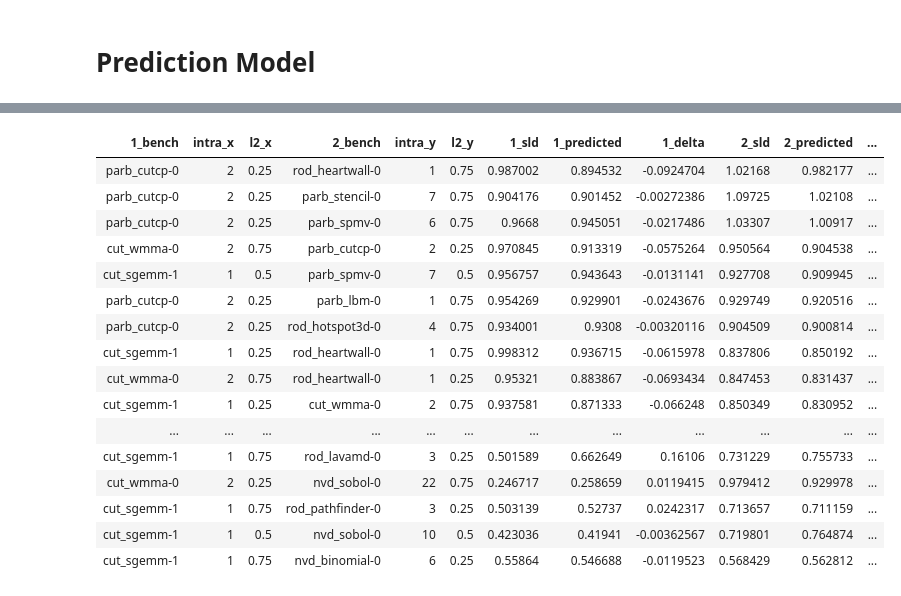
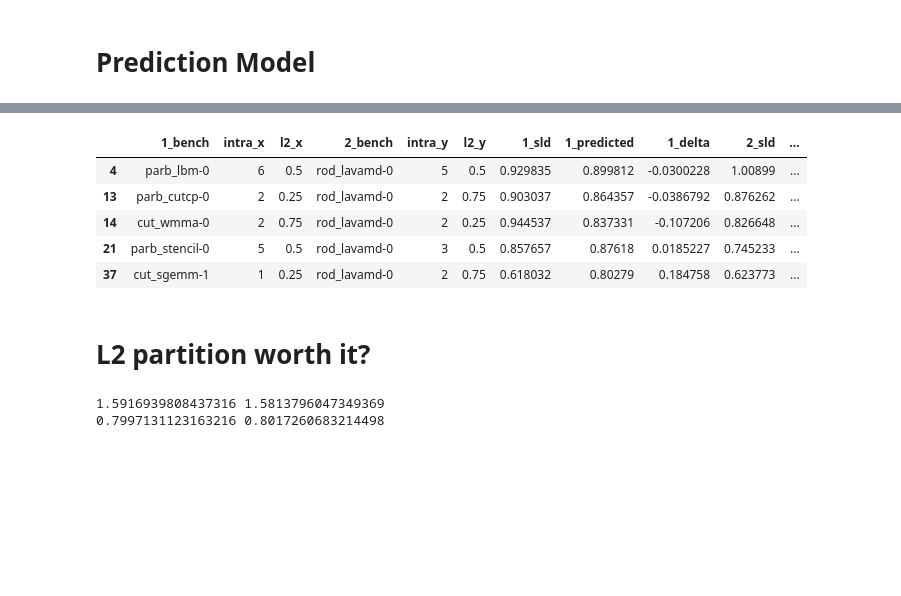
Before and after one commit to UofT-EcoSystem/GPU-Virtualization-Benchmarks, a Jupyter notebook: util/data/notebooks/View_Pairs_Dynamic.ipynb, the cells around one changed output, grey strips where cells are left out. Cells and saved outputs as stored; diff of their text form; code cells hidden in the pictures; blank space fills up the shorter version.

Commit message:
updated notebooks with l2 worth it or not

```diff
--- a/util/data/notebooks/View_Pairs_Dynamic.ipynb
+++ b/util/data/notebooks/View_Pairs_Dynamic.ipynb
@@ -91,42 +93,64 @@ df_dynamic['2_delta'] = df_dynamic['2_predicted'] - df_dynamic['2_sld']
 # %%
 # Only show best performance for each benchmark pair
 df_dynamic_show = df_dynamic.sort_values('ws', ascending=False).drop_duplicates(['1_bench','2_bench'])
 df_dynamic_show.reset_index(inplace=True, drop=True)
 
 col_dynamic_seq = ['1_bench', 'intra_x', 'l2_x',
                    '2_bench', 'intra_y', 'l2_y',
 #                    'norm_ipc_x',
                    '1_sld', '1_predicted',  #'1_infer',
                    '1_delta',
 #                    'diff_rbh_x', 'diff_mflat_x', 'diff_bw_x', 'diff_mpc_x', 'diff_thread_x', 'l2_miss_rate_x',
 #                    'norm_ipc_y',
                    '2_sld', '2_predicted',  #'2_infer',
                    '2_delta',
                    'ws', 'fairness',
 #                    'sum_ipc', 'diff_mflat', 'sum_dram',
 #                    '1_norm_mflat', '2_norm_mflat'
                   ]
 def highlight_error(s):
     is_high = np.abs(s) > 0.1
     return ['background-color: yellow' if v else '' for v in is_high]
 
-draw_table(df_dynamic_show,
-           col_dynamic_seq).apply(highlight_error, subset=['1_delta', '2_delta'])
+draw_table(df_dynamic_show[df_dynamic_show['2_bench']=='rod_lavamd-0'],
+           #df_dynamic[(df_dynamic['1_delta'] > 0.15)|(df_dynamic['2_delta'] > 0.15)],
+           col_dynamic_seq, False).apply(highlight_error, subset=['1_delta', '2_delta'])
 # %% [output]
-| 1_bench | intra_x | l2_x | 2_bench | intra_y | l2_y | 1_sld | 1_predicted | 1_delta | 2_sld | 2_predicted | ... |
-| parb_cutcp-0 | 2 | 0.25 | rod_heartwall-0 | 1 | 0.75 | 0.987002 | 0.894532 | -0.0924704 | 1.02168 | 0.982177 | ... |
-| parb_cutcp-0 | 2 | 0.25 | parb_stencil-0 | 7 | 0.75 | 0.904176 | 0.901452 | -0.00272386 | 1.09725 | 1.02108 | ... |
-| parb_cutcp-0 | 2 | 0.25 | parb_spmv-0 | 6 | 0.75 | 0.9668 | 0.945051 | -0.0217486 | 1.03307 | 1.00917 | ... |
-| cut_wmma-0 | 2 | 0.75 | parb_cutcp-0 | 2 | 0.25 | 0.970845 | 0.913319 | -0.0575264 | 0.950564 | 0.904538 | ... |
-| cut_sgemm-1 | 1 | 0.5 | parb_spmv-0 | 7 | 0.5 | 0.956757 | 0.943643 | -0.0131141 | 0.927708 | 0.909945 | ... |
-| parb_cutcp-0 | 2 | 0.25 | parb_lbm-0 | 1 | 0.75 | 0.954269 | 0.929901 | -0.0243676 | 0.929749 | 0.920516 | ... |
-| parb_cutcp-0 | 2 | 0.25 | rod_hotspot3d-0 | 4 | 0.75 | 0.934001 | 0.9308 | -0.00320116 | 0.904509 | 0.900814 | ... |
-| cut_sgemm-1 | 1 | 0.25 | rod_heartwall-0 | 1 | 0.75 | 0.998312 | 0.936715 | -0.0615978 | 0.837806 | 0.850192 | ... |
-| cut_wmma-0 | 2 | 0.75 | rod_heartwall-0 | 1 | 0.25 | 0.95321 | 0.883867 | -0.0693434 | 0.847453 | 0.831437 | ... |
-| cut_sgemm-1 | 1 | 0.25 | cut_wmma-0 | 2 | 0.75 | 0.937581 | 0.871333 | -0.066248 | 0.850349 | 0.830952 | ... |
-| ... | ... | ... | ... | ... | ... | ... | ... | ... | ... | ... | ... |
-| cut_sgemm-1 | 1 | 0.75 | rod_lavamd-0 | 3 | 0.25 | 0.501589 | 0.662649 | 0.16106 | 0.731229 | 0.755733 | ... |
-| cut_wmma-0 | 2 | 0.25 | nvd_sobol-0 | 22 | 0.75 | 0.246717 | 0.258659 | 0.0119415 | 0.979412 | 0.929978 | ... |
-| cut_sgemm-1 | 1 | 0.75 | rod_pathfinder-0 | 3 | 0.25 | 0.503139 | 0.52737 | 0.0242317 | 0.713657 | 0.711159 | ... |
-| cut_sgemm-1 | 1 | 0.5 | nvd_sobol-0 | 10 | 0.5 | 0.423036 | 0.41941 | -0.00362567 | 0.719801 | 0.764874 | ... |
-| cut_sgemm-1 | 1 | 0.75 | nvd_binomial-0 | 6 | 0.25 | 0.55864 | 0.546688 | -0.0119523 | 0.568429 | 0.562812 | ... |
+|  | 1_bench | intra_x | l2_x | 2_bench | intra_y | l2_y | 1_sld | 1_predicted | 1_delta | 2_sld | ... |
+| 4 | parb_lbm-0 | 6 | 0.5 | rod_lavamd-0 | 5 | 0.5 | 0.929835 | 0.899812 | -0.0300228 | 1.00899 | ... |
+| 13 | parb_cutcp-0 | 2 | 0.25 | rod_lavamd-0 | 2 | 0.75 | 0.903037 | 0.864357 | -0.0386792 | 0.876262 | ... |
+| 14 | cut_wmma-0 | 2 | 0.75 | rod_lavamd-0 | 2 | 0.25 | 0.944537 | 0.837331 | -0.107206 | 0.826648 | ... |
+| 21 | parb_stencil-0 | 5 | 0.5 | rod_lavamd-0 | 3 | 0.5 | 0.857657 | 0.87618 | 0.0185227 | 0.745233 | ... |
+| 37 | cut_sgemm-1 | 1 | 0.25 | rod_lavamd-0 | 2 | 0.75 | 0.618032 | 0.80279 | 0.184758 | 0.623773 | ... |
+# %% [markdown]
+# L2 partition worth it?
+# %%
+# read csv file unified-l2.csv
+df_l2 = pd.read_csv(os.path.join(CSV_PATH, 'unified-l2.csv'))
+
+# split pair into two benchmarks
+pair = [re.split(r'-(?=\D)', p) for p in df_l2['pair_str']]
+df_bench = pd.DataFrame(pair, columns=['1_bench', '2_bench'])
+df_l2 = pd.concat([df_bench, df_l2], axis=1)
+
+df_seq = pd.read_pickle(os.path.join(PKL_PATH, 'seq.pkl'))
+df_l2 = gen_table_pair.evaluate_df_pair(df_l2, df_seq)
+
+l2_keep_col = ['1_bench', '2_bench', '1_sld', '2_sld', 'ws', 'fairness']
+df_yes_l2 = df_dynamic_show[l2_keep_col]
+df_l2 = df_l2[l2_keep_col]
+
+df_merge = pd.merge(df_l2, df_yes_l2, on=['1_bench', '2_bench'])
+# draw_table(df_merge, df_merge.columns)
+
+from scipy.stats import mstats
+yes_ws = mstats.gmean(df_merge['ws_y'])
+no_ws = mstats.gmean(df_merge['ws_x'])
+yes_fair = mstats.gmean(df_merge['fairness_y'])
+no_fair = mstats.gmean(df_merge['fairness_x'])
+
+print(yes_ws, no_ws)
+print(yes_fair, no_fair)
+# %% [output]
+1.5916939808437316 1.5813796047349369
+0.7997131123163216 0.8017260683214498
```
Also changed, not shown: parts of 5 cells of this notebook, 1 other file.
